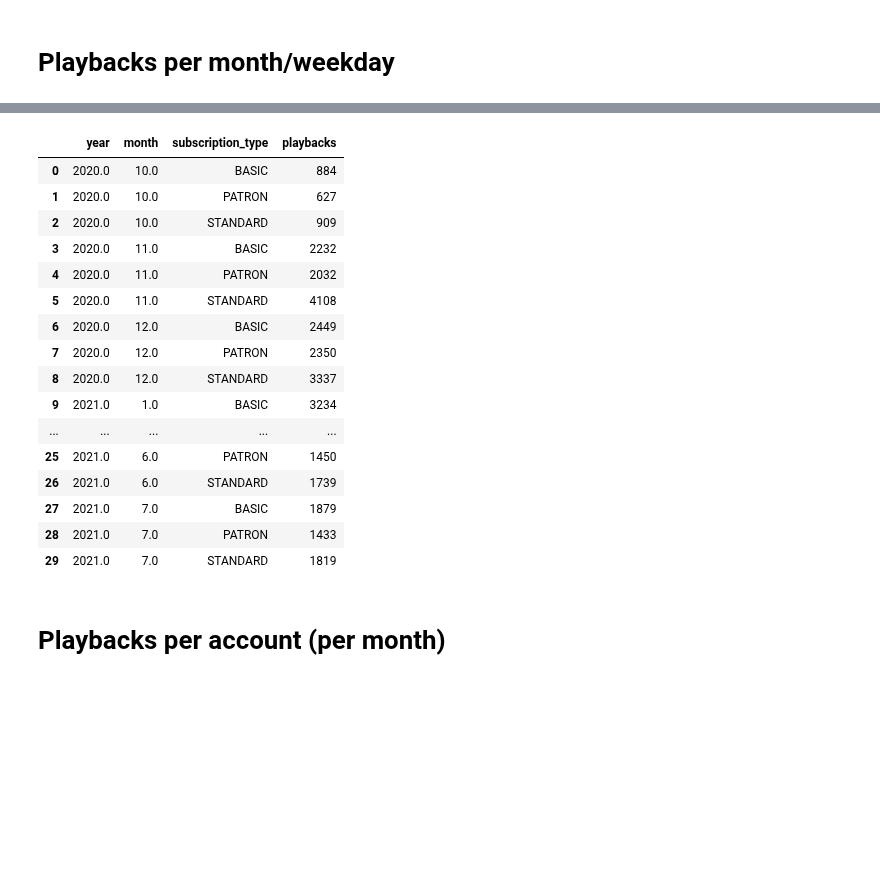
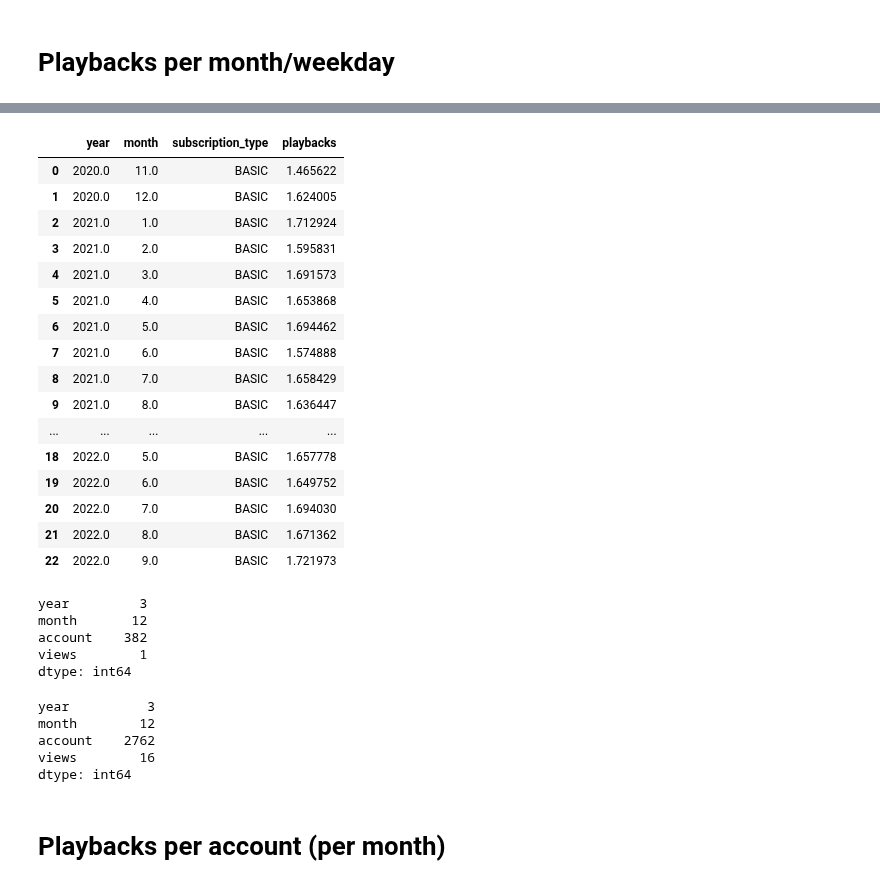
Before and after one commit to elisicke/Data-Analyst-Capstone-Project, a Jupyter notebook: EDA_phillipp.ipynb, the cells around one changed output, grey strips where cells are left out. Saved outputs shown, nothing was run; the diff lists cells and outputs as text; code cells hidden in the pictures; blank space fills up the shorter version.

```diff
--- a/EDA_phillipp.ipynb
+++ b/EDA_phillipp.ipynb
@@ -250,23 +314,44 @@ sf.get_dataframe(f' SELECT EXTRACT(year FROM date_start) as year, subscription_t
 # %%
-sf.get_dataframe(f' SELECT EXTRACT(year FROM date_start) as year, EXTRACT(month FROM date_start) as month, subscription_type, COUNT(*) as playbacks FROM {schema}.playbacks INNER JOIN {schema}.subscriptions on {schema}.playbacks.subscription_key = {schema}.subscriptions.subscription_key GROUP BY subscription_type, year, month ORDER BY year, month').head(30)
+#LIMITS
+sf.get_dataframe(f" SELECT EXTRACT(year FROM date_start) as year, EXTRACT(month FROM date_start) as month, subscription_type, COUNT(*) / COUNT(DISTINCT playbacks.account_key)::float as playbacks FROM {schema}.playbacks INNER JOIN {schema}.subscriptions on {schema}.playbacks.subscription_key = {schema}.subscriptions.subscription_key WHERE subscription_type = 'BASIC' GROUP BY subscription_type, year, month ORDER BY subscription_type, year, month").head(30)
 # %% [output]
 |  | year | month | subscription_type | playbacks |
-| 0 | 2020.0 | 10.0 | BASIC | 884 |
-| 1 | 2020.0 | 10.0 | PATRON | 627 |
-| 2 | 2020.0 | 10.0 | STANDARD | 909 |
-| 3 | 2020.0 | 11.0 | BASIC | 2232 |
-| 4 | 2020.0 | 11.0 | PATRON | 2032 |
-| 5 | 2020.0 | 11.0 | STANDARD | 4108 |
-| 6 | 2020.0 | 12.0 | BASIC | 2449 |
-| 7 | 2020.0 | 12.0 | PATRON | 2350 |
-| 8 | 2020.0 | 12.0 | STANDARD | 3337 |
-| 9 | 2021.0 | 1.0 | BASIC | 3234 |
+| 0 | 2020.0 | 11.0 | BASIC | 1.465622 |
+| 1 | 2020.0 | 12.0 | BASIC | 1.624005 |
+| 2 | 2021.0 | 1.0 | BASIC | 1.712924 |
+| 3 | 2021.0 | 2.0 | BASIC | 1.595831 |
+| 4 | 2021.0 | 3.0 | BASIC | 1.691573 |
+| 5 | 2021.0 | 4.0 | BASIC | 1.653868 |
+| 6 | 2021.0 | 5.0 | BASIC | 1.694462 |
+| 7 | 2021.0 | 6.0 | BASIC | 1.574888 |
+| 8 | 2021.0 | 7.0 | BASIC | 1.658429 |
+| 9 | 2021.0 | 8.0 | BASIC | 1.636447 |
 | ... | ... | ... | ... | ... |
-| 25 | 2021.0 | 6.0 | PATRON | 1450 |
-| 26 | 2021.0 | 6.0 | STANDARD | 1739 |
-| 27 | 2021.0 | 7.0 | BASIC | 1879 |
-| 28 | 2021.0 | 7.0 | PATRON | 1433 |
-| 29 | 2021.0 | 7.0 | STANDARD | 1819 |
+| 18 | 2022.0 | 5.0 | BASIC | 1.657778 |
+| 19 | 2022.0 | 6.0 | BASIC | 1.649752 |
+| 20 | 2022.0 | 7.0 | BASIC | 1.694030 |
+| 21 | 2022.0 | 8.0 | BASIC | 1.671362 |
+| 22 | 2022.0 | 9.0 | BASIC | 1.721973 |
+# %%
+sf.get_dataframe(f"SELECT EXTRACT(year FROM date_start) as year, EXTRACT(month FROM date_start) as month, playbacks.account_key as account, count(*) as views FROM {schema}.playbacks INNER JOIN {schema}.subscriptions on {schema}.playbacks.subscription_key = {schema}.subscriptions.subscription_key WHERE subscription_type = 'BASIC' GROUP BY account, year, month HAVING COUNT(*) = 2 ORDER BY year, month").nunique()
+sf.get_dataframe(f"SELECT EXTRACT(year FROM date_start) as year, EXTRACT(month FROM date_start) as month, playbacks.account_key as account, count(*) as views FROM {schema}.playbacks INNER JOIN {schema}.subscriptions on {schema}.playbacks.subscription_key = {schema}.subscriptions.subscription_key WHERE subscription_type = 'STANDARD' GROUP BY account, year, month HAVING COUNT(*) = 5 ORDER BY year, month").nunique()
+sf.get_dataframe(f"SELECT EXTRACT(year FROM date_start) as year, EXTRACT(month FROM date_start) as month, playbacks.account_key as account, count(*) as views FROM {schema}.playbacks INNER JOIN {schema}.subscriptions on {schema}.playbacks.subscription_key = {schema}.subscriptions.subscription_key WHERE subscription_type = 'PATRON' GROUP BY account, year, month HAVING COUNT(*) = 5 ORDER BY year, month").nunique()
+# %% [output]
+year         3
+month       12
+account    382
+views        1
+dtype: int64
+# %%
+sf.get_dataframe(f"SELECT EXTRACT(year FROM date_start) as year, EXTRACT(month FROM date_start) as month, playbacks.account_key as account, count(*) as views FROM {schema}.playbacks INNER JOIN {schema}.subscriptions on {schema}.playbacks.subscription_key = {schema}.subscriptions.subscription_key WHERE subscription_type = 'BASIC' GROUP BY account, year, month ORDER BY year, month").nunique()
+sf.get_dataframe(f"SELECT EXTRACT(year FROM date_start) as year, EXTRACT(month FROM date_start) as month, playbacks.account_key as account, count(*) as views FROM {schema}.playbacks INNER JOIN {schema}.subscriptions on {schema}.playbacks.subscription_key = {schema}.subscriptions.subscription_key WHERE subscription_type = 'STANDARD' GROUP BY account, year, month ORDER BY year, month").nunique()
+#sf.get_dataframe(f"SELECT EXTRACT(year FROM date_start) as year, EXTRACT(month FROM date_start) as month, playbacks.account_key as account, count(*) as views FROM {schema}.playbacks INNER JOIN {schema}.subscriptions on {schema}.playbacks.subscription_key = {schema}.subscriptions.subscription_key WHERE subscription_type = 'PATRON' GROUP BY account, year, month ORDER BY year, month").nunique()
+# %% [output]
+year          3
+month        12
+account    2762
+views        16
+dtype: int64
 # %% [markdown]
 # Playbacks per account (per month)
 # %%
```
Also changed, not shown: parts of 18 cells of this notebook.
